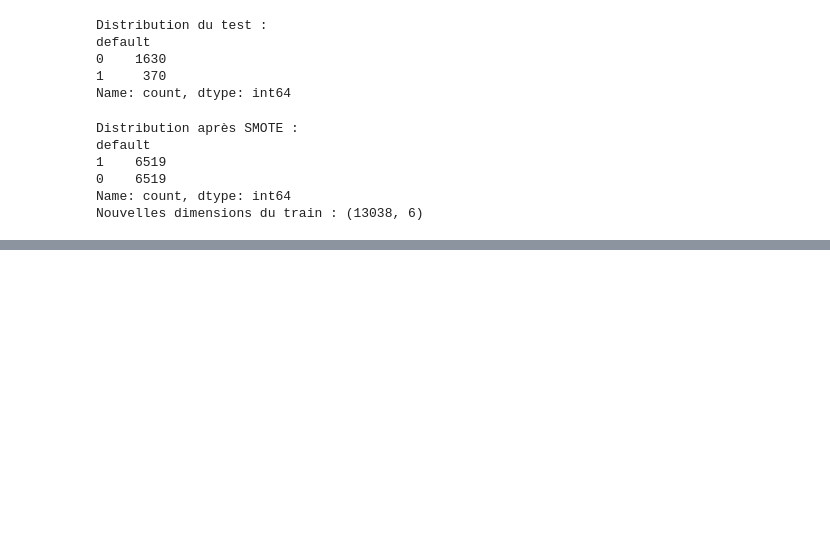
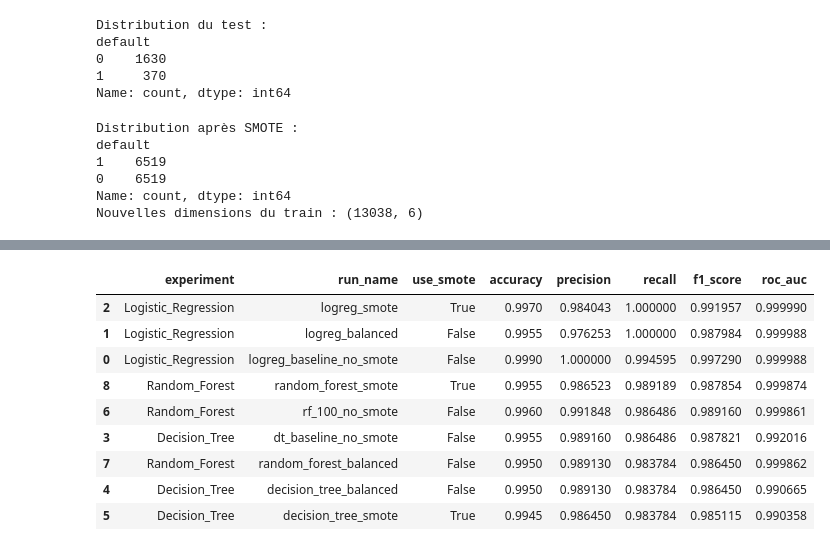
Before and after one commit to cmanell/MLOPS_project, a Jupyter notebook: MLOps_Project.ipynb, the cells around one changed output, grey strips where cells are left out. Saved outputs shown, nothing was run; the diff lists cells and outputs as text; code cells hidden in the pictures; blank space fills up the shorter version.

Commit message:
add MLflow experiments and model comparison

```diff
--- a/MLOps_Project.ipynb
+++ b/MLOps_Project.ipynb
@@ -222,0 +310,2 @@ Nouvelles dimensions du train : (13038, 6)
+# %%
+results = []
@@ -222,0 +376,39 @@ Nouvelles dimensions du train : (13038, 6)
+# %%
+#Decision tree
+results.append(
+    run_experiment(
+        experiment_name="Decision_Tree",
+        run_name="dt_baseline_no_smote",
+        model=DecisionTreeClassifier(random_state=42),
+        params={
+            "model_type": "DecisionTreeClassifier",
+            "random_state": 42
+        },
+        use_smote=False
+    )
+)
+results.append(
+run_experiment(
+    experiment_name="Decision_Tree",
+    run_name="decision_tree_balanced",
+    model=DecisionTreeClassifier(class_weight="balanced", random_state=42),
+    params={
+        "model_type": "DecisionTreeClassifier",
+        "class_weight": "balanced"
+    },
+    use_smote=False
+)
+)
+
+results.append(
+    run_experiment(
+        experiment_name="Decision_Tree",
+        run_name="decision_tree_smote",
+        model=DecisionTreeClassifier(random_state=42),
+        params={
+            "model_type": "DecisionTreeClassifier",
+            "random_state": 42
+        },
+        use_smote=True
+    )
+)
@@ -222,0 +501,15 @@ Nouvelles dimensions du train : (13038, 6)
+# %%
+results_df = pd.DataFrame(results)
+results_df = results_df.sort_values(by=["recall", "f1_score", "roc_auc"], ascending=False)
+results_df
+# %% [output]
+|  | experiment | run_name | use_smote | accuracy | precision | recall | f1_score | roc_auc |
+| 2 | Logistic_Regression | logreg_smote | True | 0.9970 | 0.984043 | 1.000000 | 0.991957 | 0.999990 |
+| 1 | Logistic_Regression | logreg_balanced | False | 0.9955 | 0.976253 | 1.000000 | 0.987984 | 0.999988 |
+| 0 | Logistic_Regression | logreg_baseline_no_smote | False | 0.9990 | 1.000000 | 0.994595 | 0.997290 | 0.999988 |
+| 8 | Random_Forest | random_forest_smote | True | 0.9955 | 0.986523 | 0.989189 | 0.987854 | 0.999874 |
+| 6 | Random_Forest | rf_100_no_smote | False | 0.9960 | 0.991848 | 0.986486 | 0.989160 | 0.999861 |
+| 3 | Decision_Tree | dt_baseline_no_smote | False | 0.9955 | 0.989160 | 0.986486 | 0.987821 | 0.992016 |
+| 7 | Random_Forest | random_forest_balanced | False | 0.9950 | 0.989130 | 0.983784 | 0.986450 | 0.999862 |
+| 4 | Decision_Tree | decision_tree_balanced | False | 0.9950 | 0.989130 | 0.983784 | 0.986450 | 0.990665 |
+| 5 | Decision_Tree | decision_tree_smote | True | 0.9945 | 0.986450 | 0.983784 | 0.985115 | 0.990358 |
```
Also changed, not shown: parts of 11 cells of this notebook, 3 other files.
